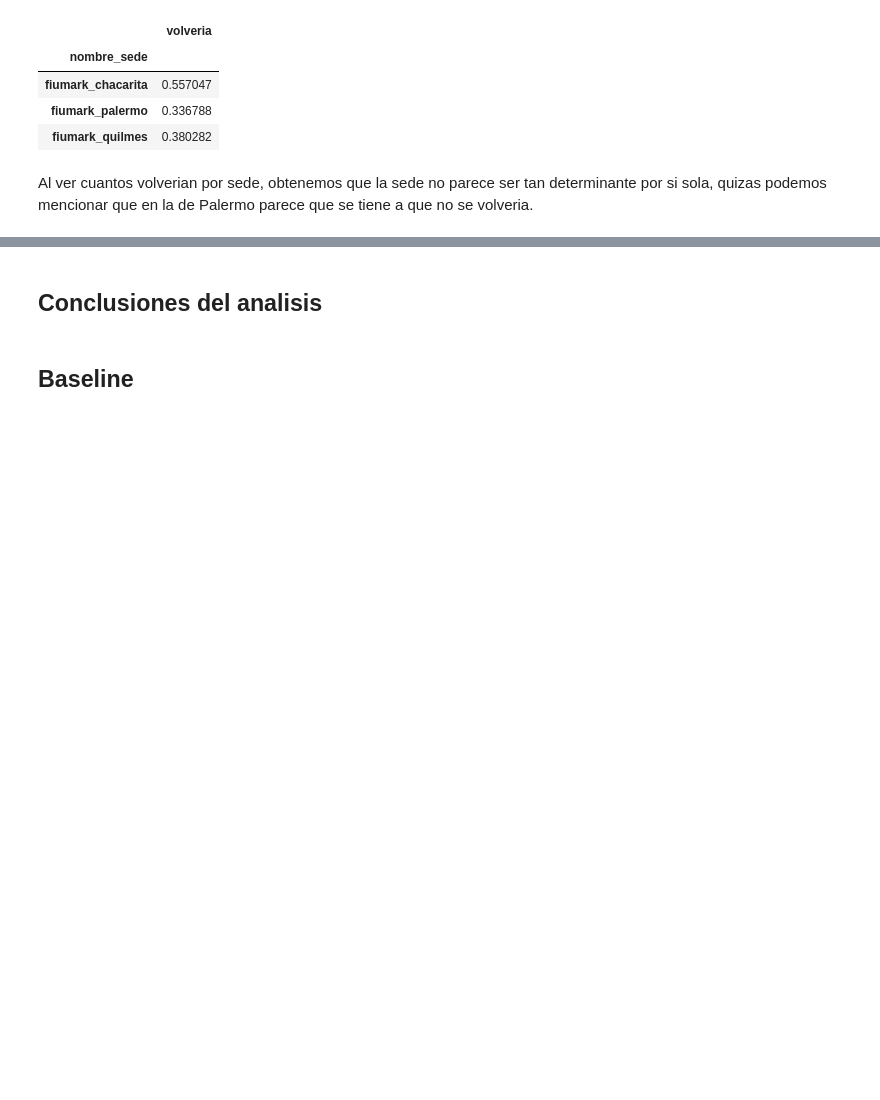
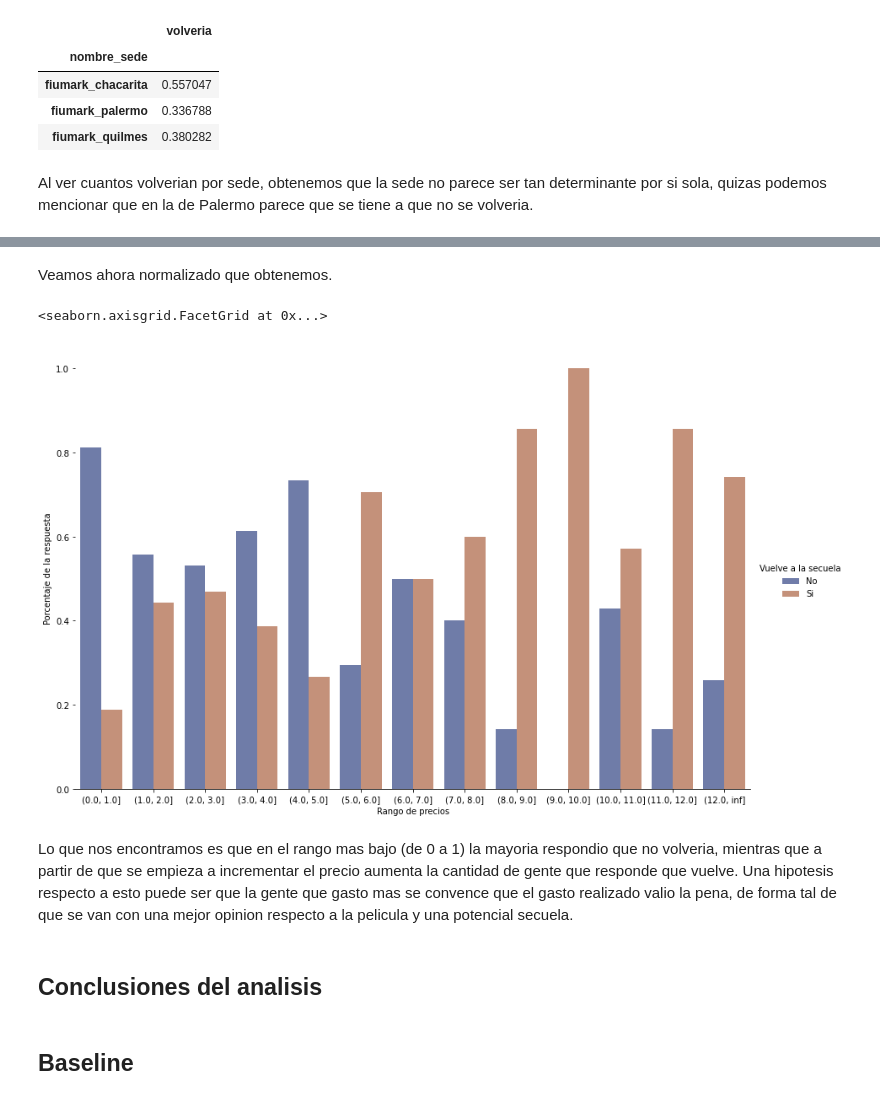
Before and after one commit to brunograssano/TP-Organizacion-de-datos, a Jupyter notebook: TP_Datos.ipynb, the cells around one changed output, grey strips where cells are left out. Cells and saved outputs as stored; diff of their text form; code cells hidden in the pictures; blank space fills up the shorter version.

```diff
--- a/TP_Datos.ipynb
+++ b/TP_Datos.ipynb
@@ -447,3 +488,25 @@ Al ver cuantos volverian por sede, obtenemos que la sede no parece ser tan deter
+# %% [markdown]
+Veamos ahora normalizado que obtenemos.
+# %%
+volveria_por_rango_precio = info_fiumark_df.groupby(by=rango_precios)['volveria'].value_counts(normalize=True)
+volveria_por_rango_precio_df = volveria_por_rango_precio.to_frame()
+volveria_por_rango_precio_df.rename(columns={'volveria':'Cantidad de respuestas'},inplace=True)
+volveria_por_rango_precio_df.reset_index(inplace=True)
+volveria_por_rango_precio_df.rename(columns={'volveria':'Vuelve a la secuela','precio_ticket':'Rango de precios'},inplace=True)
+volveria_por_rango_precio_df['Vuelve a la secuela'].replace([0,1],['No','Si'],inplace=True)
+
+g = sns.catplot(
+    data=volveria_por_rango_precio_df, kind="bar",
+    x="Rango de precios", y="Cantidad de respuestas", hue="Vuelve a la secuela",
+    ci=None, palette="dark", alpha=.6, height=8,aspect=1.5
+)
+g.despine(left=True)
+g.set_axis_labels("Rango de precios", "Porcentaje de la respuesta")
+# %% [output]
+<seaborn.axisgrid.FacetGrid at 0x...>
+[figure, added]
+# %% [markdown]
+Lo que nos encontramos es que en el rango mas bajo (de 0 a 1) la mayoria respondio que no volveria, mientras que a partir de que se empieza a incrementar el precio aumenta la cantidad de gente que responde que vuelve. Una hipotesis respecto a esto puede ser que la gente que gasto mas se convence que el gasto realizado valio la pena, de forma tal de que se van con una mejor opinion respecto a la pelicula y una potencial secuela.
 # %% [markdown]
 ## Conclusiones del analisis
 # %% [markdown]
```
Also changed, not shown: parts of 9 cells of this notebook.
